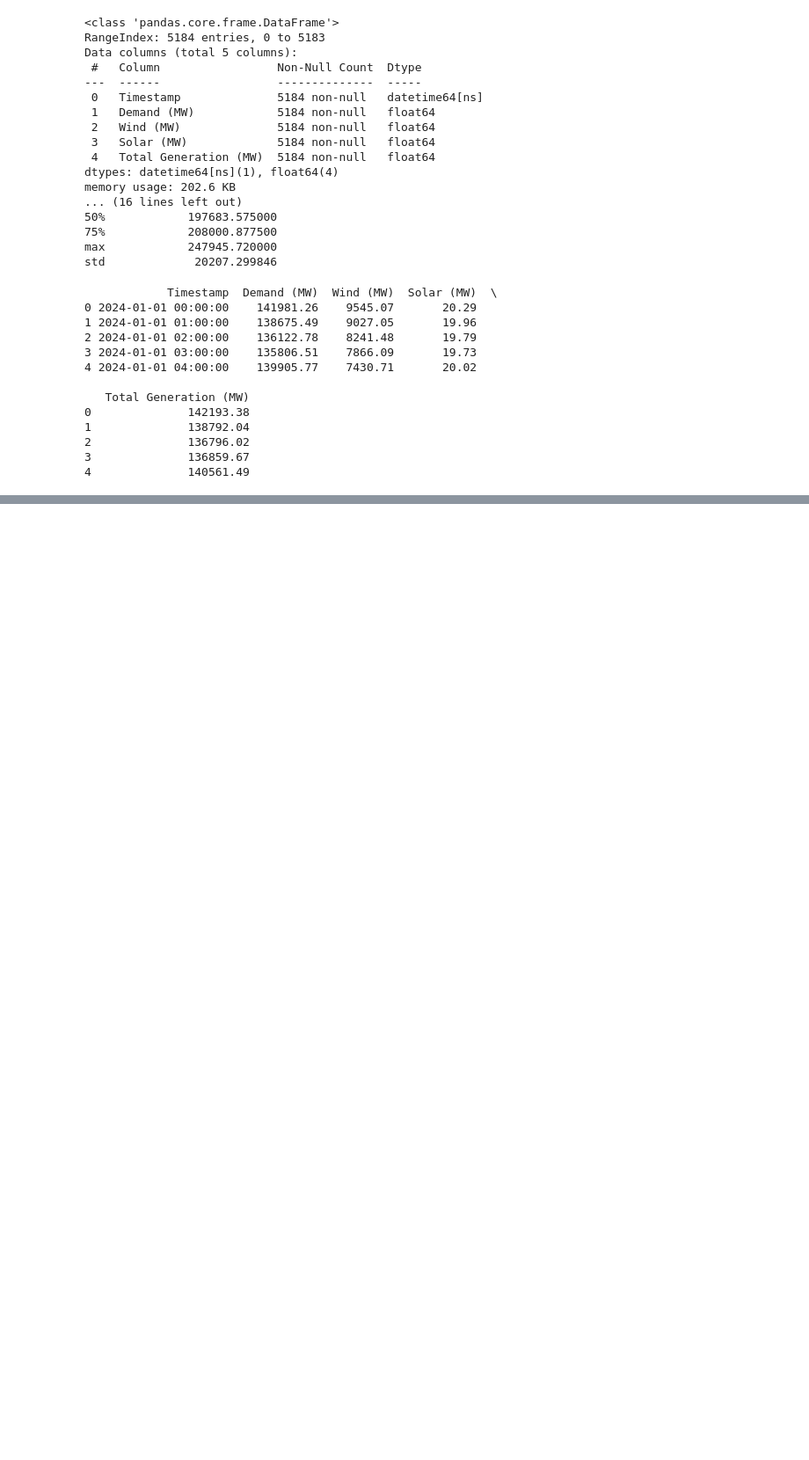
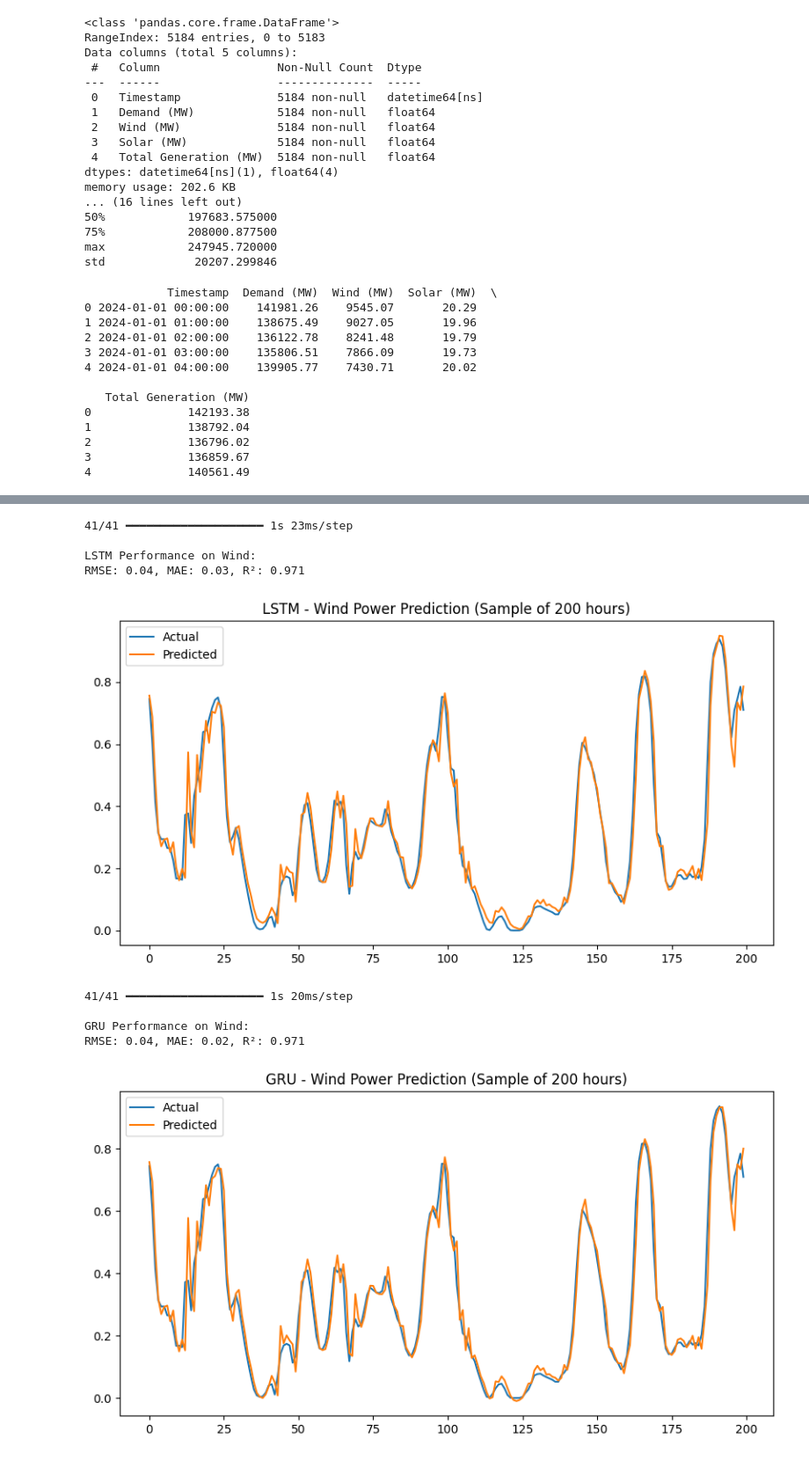
Before and after one commit to Zuhair0000/FYP-Research, a Jupyter notebook: FYP_research.ipynb, the cells around one changed output, grey strips where cells are left out. Shown at 88% size. Saved outputs shown, nothing was run; the diff lists cells and outputs as text; code cells hidden in the pictures; blank space fills up the shorter version.

```diff
--- a/FYP_research.ipynb
+++ b/FYP_research.ipynb
@@ -263,0 +559,9 @@ print(india_df.head())
+# %%
+# --- Wind GRU ---
+gru_wind = build_gru((X_train_wind.shape[1], X_train_wind.shape[2]))
+history_gru_wind = gru_wind.fit(
+    X_train_wind, y_train_wind,
+    validation_data=(X_val_wind, y_val_wind),
+    epochs=50, batch_size=32,
+    callbacks=[early_stop], verbose=1
+)
@@ -263,0 +625,15 @@ print(india_df.head())
+# %%
+# Wind
+results_dl.append(evaluate_dl(lstm_wind, X_test_wind, y_test_wind, "LSTM", "Wind"))
+results_dl.append(evaluate_dl(gru_wind,  X_test_wind, y_test_wind, "GRU", "Wind"))
+# %% [output]
+41/41 ━━━━━━━━━━━━━━━━━━━━ 1s 23ms/step
+
+LSTM Performance on Wind:
+RMSE: 0.04, MAE: 0.03, R²: 0.971
+[figure, added]
+41/41 ━━━━━━━━━━━━━━━━━━━━ 1s 20ms/step
+
+GRU Performance on Wind:
+RMSE: 0.04, MAE: 0.02, R²: 0.971
+[figure, added]
```
Also changed, not shown: parts of 48 cells of this notebook.
